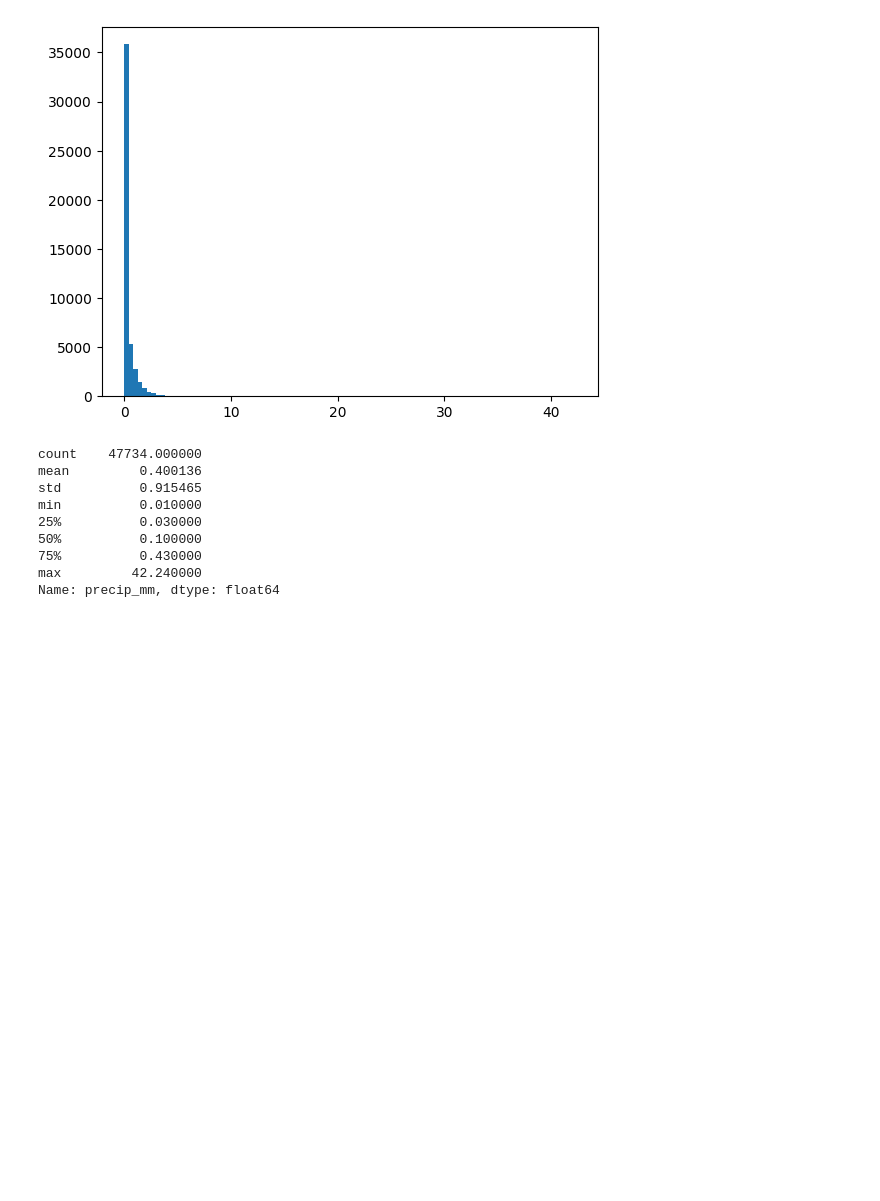
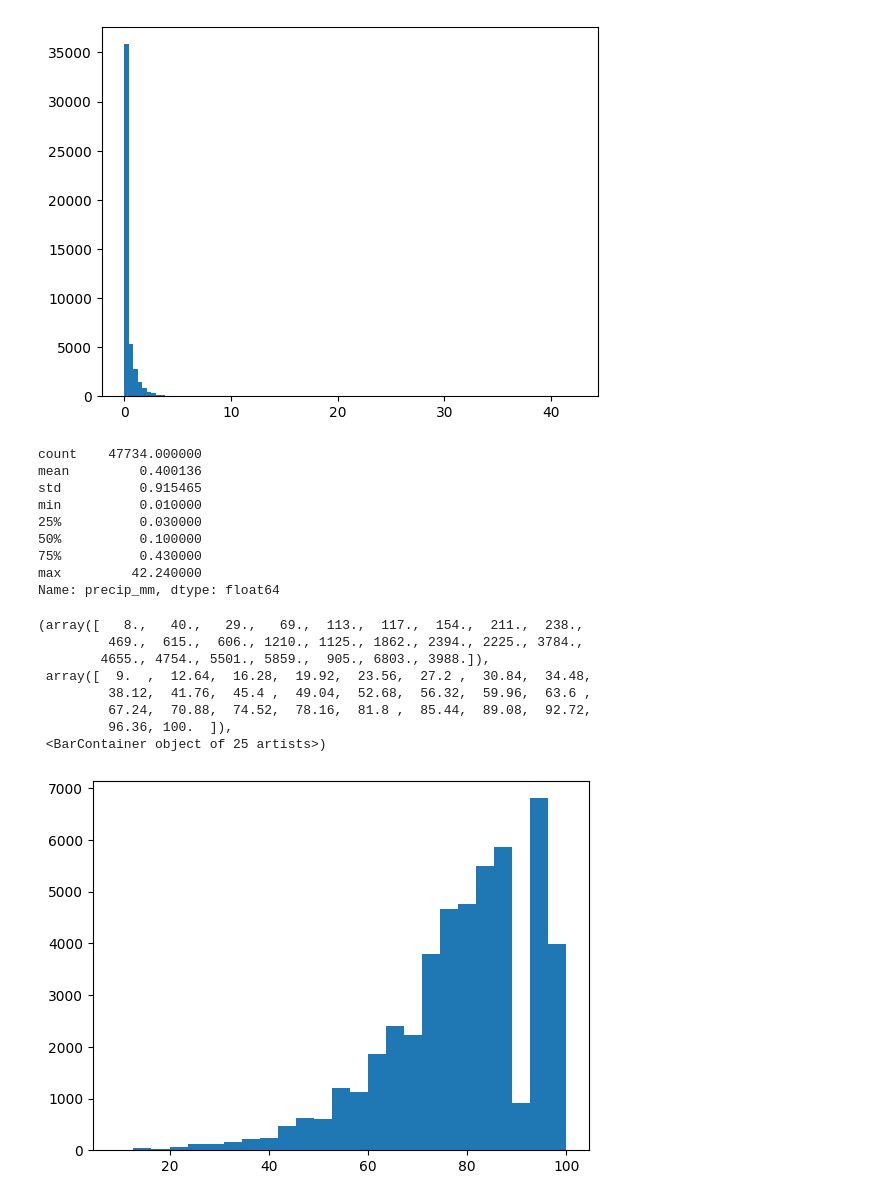
Before and after one commit to kgulbarg/Global-Weather-Forecasting, a Jupyter notebook: weather_forecast.ipynb, the cells around one changed output. Saved outputs shown, nothing was run; the diff lists cells and outputs as text; code cells hidden in the pictures; blank space fills up the shorter version.

```diff
--- a/weather_forecast.ipynb
+++ b/weather_forecast.ipynb
@@ -829,3 +827,15 @@ min          0.010000
 75%          0.430000
 max         42.240000
 Name: precip_mm, dtype: float64
+# %%
+plt.hist(df_rain['humidity'], bins=25)
+# %% [output]
+(array([   8.,   40.,   29.,   69.,  113.,  117.,  154.,  211.,  238.,
+         469.,  615.,  606., 1210., 1125., 1862., 2394., 2225., 3784.,
+        4655., 4754., 5501., 5859.,  905., 6803., 3988.]),
+ array([  9.  ,  12.64,  16.28,  19.92,  23.56,  27.2 ,  30.84,  34.48,
+         38.12,  41.76,  45.4 ,  49.04,  52.68,  56.32,  59.96,  63.6 ,
+         67.24,  70.88,  74.52,  78.16,  81.8 ,  85.44,  89.08,  92.72,
+         96.36, 100.  ]),
+ <BarContainer object of 25 artists>)
+[figure, added]
```
Also changed, not shown: parts of 16 cells of this notebook.
